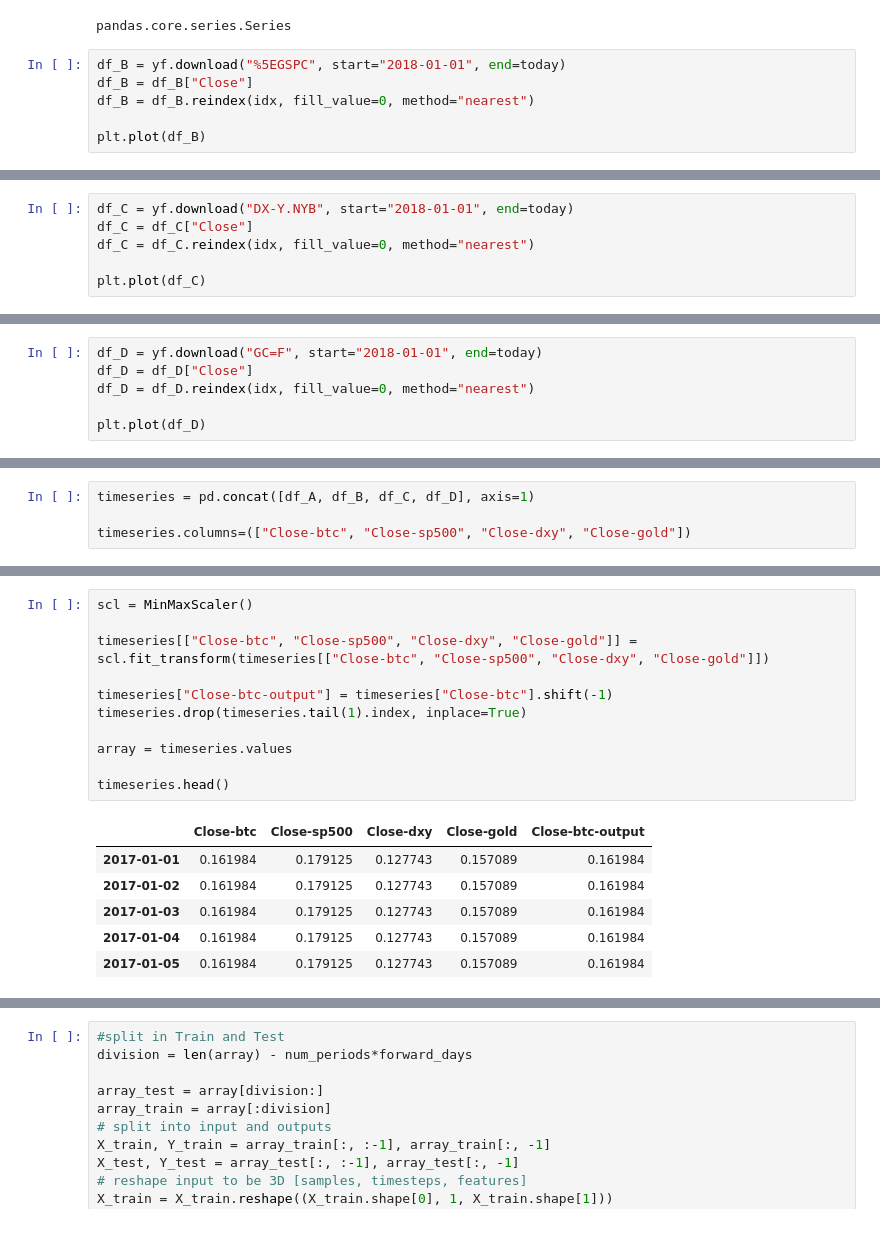
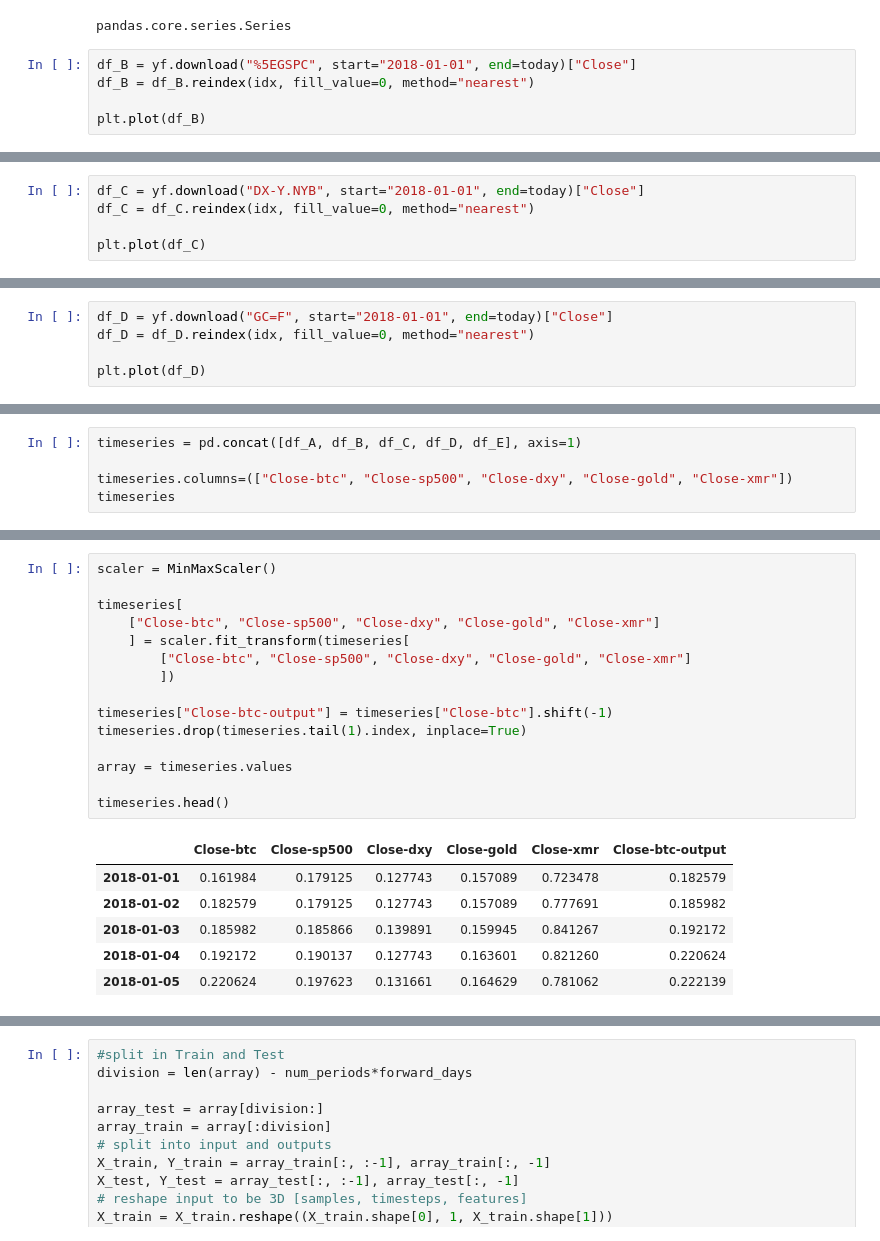
Before and after one commit to A125X/Stock-Prices-Analysis-And-Prediction, a Jupyter notebook: art.ipynb, the cells around one changed output, grey strips where cells are left out. Cells and saved outputs as stored; diff of their text form.

```diff
--- a/art.ipynb
+++ b/art.ipynb
@@ -66,8 +62,7 @@ type(df_A)
 # %% [output]
 pandas.core.series.Series
 # %%
-df_B = yf.download("%5EGSPC", start="2018-01-01", end=today)
-df_B = df_B["Close"]
+df_B = yf.download("%5EGSPC", start="2018-01-01", end=today)["Close"]
 df_B = df_B.reindex(idx, fill_value=0, method="nearest")
 
 plt.plot(df_B)
@@ -78,6 +73,5 @@ plt.plot(df_B)
 # %%
-df_C = yf.download("DX-Y.NYB", start="2018-01-01", end=today)
-df_C = df_C["Close"]
+df_C = yf.download("DX-Y.NYB", start="2018-01-01", end=today)["Close"]
 df_C = df_C.reindex(idx, fill_value=0, method="nearest")
 
 plt.plot(df_C)
@@ -88,6 +82,5 @@ plt.plot(df_C)
 # %%
-df_D = yf.download("GC=F", start="2018-01-01", end=today)
-df_D = df_D["Close"]
+df_D = yf.download("GC=F", start="2018-01-01", end=today)["Close"]
 df_D = df_D.reindex(idx, fill_value=0, method="nearest")
 
 plt.plot(df_D)
@@ -107,4 +100,5 @@ plt.plot(df_E)
 # %%
-timeseries = pd.concat([df_A, df_B, df_C, df_D], axis=1)
+timeseries = pd.concat([df_A, df_B, df_C, df_D, df_E], axis=1)
 
-timeseries.columns=(["Close-btc", "Close-sp500", "Close-dxy", "Close-gold"])
+timeseries.columns=(["Close-btc", "Close-sp500", "Close-dxy", "Close-gold", "Close-xmr"])
+timeseries
@@ -111,18 +119,22 @@ timeseries.columns=(["Close-btc", "Close-sp500", "Close-dxy", "Close-gold"])
 # %%
-scl = MinMaxScaler()
+scaler = MinMaxScaler()
 
-timeseries[["Close-btc", "Close-sp500", "Close-dxy", "Close-gold"]] = scl.fit_transform(timeseries[["Close-btc", "Close-sp500", "Close-dxy", "Close-gold"]])
+timeseries[
+    ["Close-btc", "Close-sp500", "Close-dxy", "Close-gold", "Close-xmr"]
+    ] = scaler.fit_transform(timeseries[
+        ["Close-btc", "Close-sp500", "Close-dxy", "Close-gold", "Close-xmr"]
+        ])
 
 timeseries["Close-btc-output"] = timeseries["Close-btc"].shift(-1)
 timeseries.drop(timeseries.tail(1).index, inplace=True)
 
 array = timeseries.values
 
 timeseries.head()
 # %% [output]
-|  | Close-btc | Close-sp500 | Close-dxy | Close-gold | Close-btc-output |
-| 2017-01-01 | 0.161984 | 0.179125 | 0.127743 | 0.157089 | 0.161984 |
-| 2017-01-02 | 0.161984 | 0.179125 | 0.127743 | 0.157089 | 0.161984 |
-| 2017-01-03 | 0.161984 | 0.179125 | 0.127743 | 0.157089 | 0.161984 |
-| 2017-01-04 | 0.161984 | 0.179125 | 0.127743 | 0.157089 | 0.161984 |
-| 2017-01-05 | 0.161984 | 0.179125 | 0.127743 | 0.157089 | 0.161984 |
+|  | Close-btc | Close-sp500 | Close-dxy | Close-gold | Close-xmr | Close-btc-output |
+| 2018-01-01 | 0.161984 | 0.179125 | 0.127743 | 0.157089 | 0.723478 | 0.182579 |
+| 2018-01-02 | 0.182579 | 0.179125 | 0.127743 | 0.157089 | 0.777691 | 0.185982 |
+| 2018-01-03 | 0.185982 | 0.185866 | 0.139891 | 0.159945 | 0.841267 | 0.192172 |
+| 2018-01-04 | 0.192172 | 0.190137 | 0.127743 | 0.163601 | 0.821260 | 0.220624 |
+| 2018-01-05 | 0.220624 | 0.197623 | 0.131661 | 0.164629 | 0.781062 | 0.222139 |
```
Also changed, not shown: parts of 17 cells of this notebook, 2 other files.
